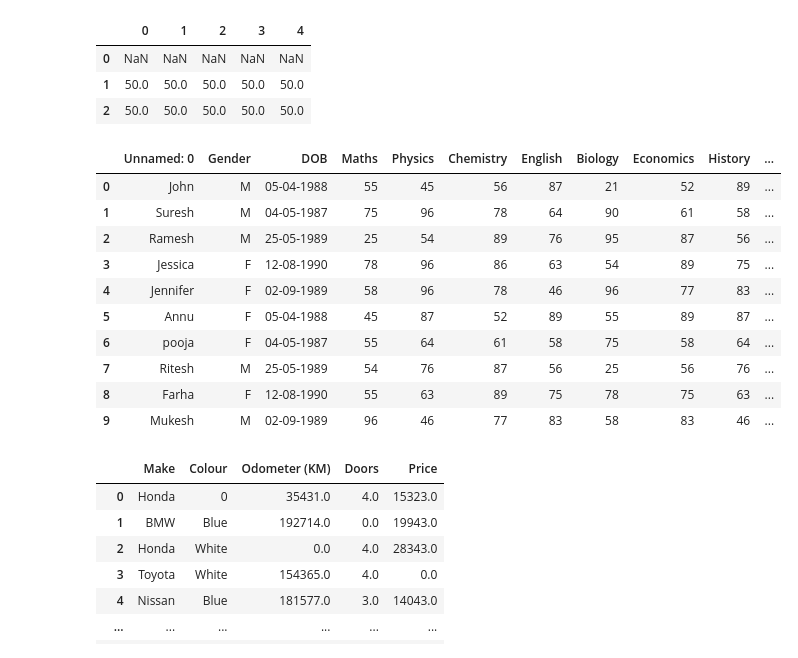
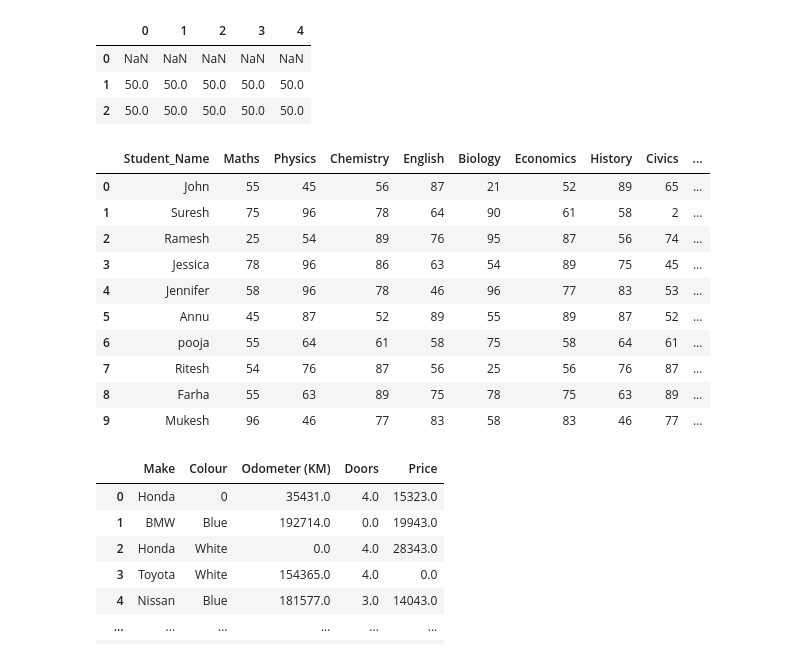
Before and after one commit to AbilashSP10/Python_Learning, a Jupyter notebook: Pandas/Pandas_Learn.ipynb, the cells around one changed output. Saved outputs shown, nothing was run; the diff lists cells and outputs as text; code cells hidden in the pictures.

```diff
--- a/Pandas/Pandas_Learn.ipynb
+++ b/Pandas/Pandas_Learn.ipynb
@@ -209,21 +219,35 @@ df.diff()
 # %%
 df = pd.read_csv("student_marks.csv")
 # df['Total Marks'] = df[Maths].sum(df['Physics'])
-df['Total Marks'] = df['Maths'].add(df['Physics']).add(df['Chemistry']).add(df['English']).add(df['Biology']).add(df['Economics']).add(df['History']).add(df['Civics'])
-df['Average Marks'] = df['Total Marks'].div(8)
-df
+
+# df['Total Marks'] = df['Maths'].add(df['Physics']).add(df['Chemistry']).add(df['English']).add(df['Biology']).add(df['Economics']).add(df['History']).add(df['Civics'])
+# df['Average Marks 2'] = df['Total Marks'].div(8)
+# X=df['Total Marks']
+# X
+df['Average Marks']=df.select_dtypes(include=['number']).mean(axis=1)
+# df['Total Marks'] = df['Maths'].add(df['Physics']).add(df['Chemistry']).add(df['English']).add(df['Biology']).add(df['Economics']).add(df['History']).add(df['Civics'])
+
+df['Total Marks'] = df.select_dtypes(include=['number']).sum(axis=1).sub(df['Average Marks'])
+
+column ={'Unnamed: 0':'Student_Name'}
+dd = df.rename(columns=column)
+dd
+x = dd.drop(['Gender','DOB'],axis=1)
+x
+# df
+# df
 # %% [output]
-|  | Unnamed: 0 | Gender | DOB | Maths | Physics | Chemistry | English | Biology | Economics | History | ... |
-| 0 | John | M | 05-04-1988 | 55 | 45 | 56 | 87 | 21 | 52 | 89 | ... |
-| 1 | Suresh | M | 04-05-1987 | 75 | 96 | 78 | 64 | 90 | 61 | 58 | ... |
-| 2 | Ramesh | M | 25-05-1989 | 25 | 54 | 89 | 76 | 95 | 87 | 56 | ... |
-| 3 | Jessica | F | 12-08-1990 | 78 | 96 | 86 | 63 | 54 | 89 | 75 | ... |
-| 4 | Jennifer | F | 02-09-1989 | 58 | 96 | 78 | 46 | 96 | 77 | 83 | ... |
-| 5 | Annu | F | 05-04-1988 | 45 | 87 | 52 | 89 | 55 | 89 | 87 | ... |
-| 6 | pooja | F | 04-05-1987 | 55 | 64 | 61 | 58 | 75 | 58 | 64 | ... |
-| 7 | Ritesh | M | 25-05-1989 | 54 | 76 | 87 | 56 | 25 | 56 | 76 | ... |
-| 8 | Farha | F | 12-08-1990 | 55 | 63 | 89 | 75 | 78 | 75 | 63 | ... |
-| 9 | Mukesh | M | 02-09-1989 | 96 | 46 | 77 | 83 | 58 | 83 | 46 | ... |
+|  | Student_Name | Maths | Physics | Chemistry | English | Biology | Economics | History | Civics | ... |
+| 0 | John | 55 | 45 | 56 | 87 | 21 | 52 | 89 | 65 | ... |
+| 1 | Suresh | 75 | 96 | 78 | 64 | 90 | 61 | 58 | 2 | ... |
+| 2 | Ramesh | 25 | 54 | 89 | 76 | 95 | 87 | 56 | 74 | ... |
+| 3 | Jessica | 78 | 96 | 86 | 63 | 54 | 89 | 75 | 45 | ... |
+| 4 | Jennifer | 58 | 96 | 78 | 46 | 96 | 77 | 83 | 53 | ... |
+| 5 | Annu | 45 | 87 | 52 | 89 | 55 | 89 | 87 | 52 | ... |
+| 6 | pooja | 55 | 64 | 61 | 58 | 75 | 58 | 64 | 61 | ... |
+| 7 | Ritesh | 54 | 76 | 87 | 56 | 25 | 56 | 76 | 87 | ... |
+| 8 | Farha | 55 | 63 | 89 | 75 | 78 | 75 | 63 | 89 | ... |
+| 9 | Mukesh | 96 | 46 | 77 | 83 | 58 | 83 | 46 | 77 | ... |
 # %%
 df = pd.read_csv("car-sales-extended-missing-data.csv")
 # df.dropna(inplace=False)
```
Also changed, not shown: parts of 3 cells of this notebook, 3 other files.
